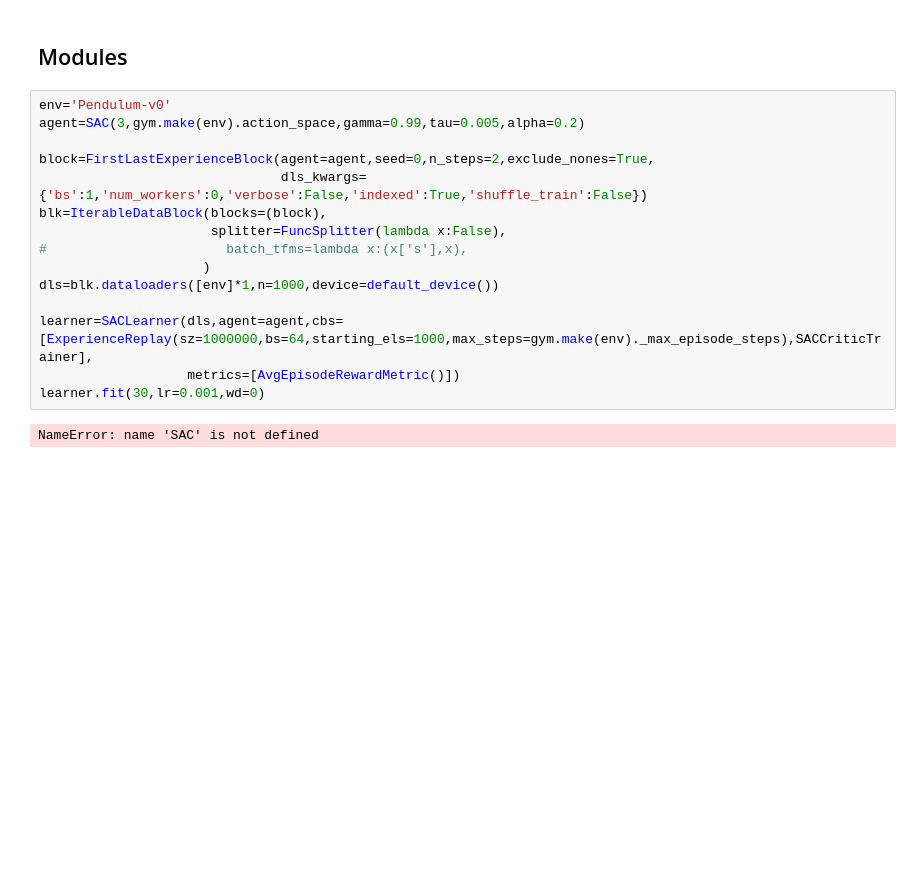
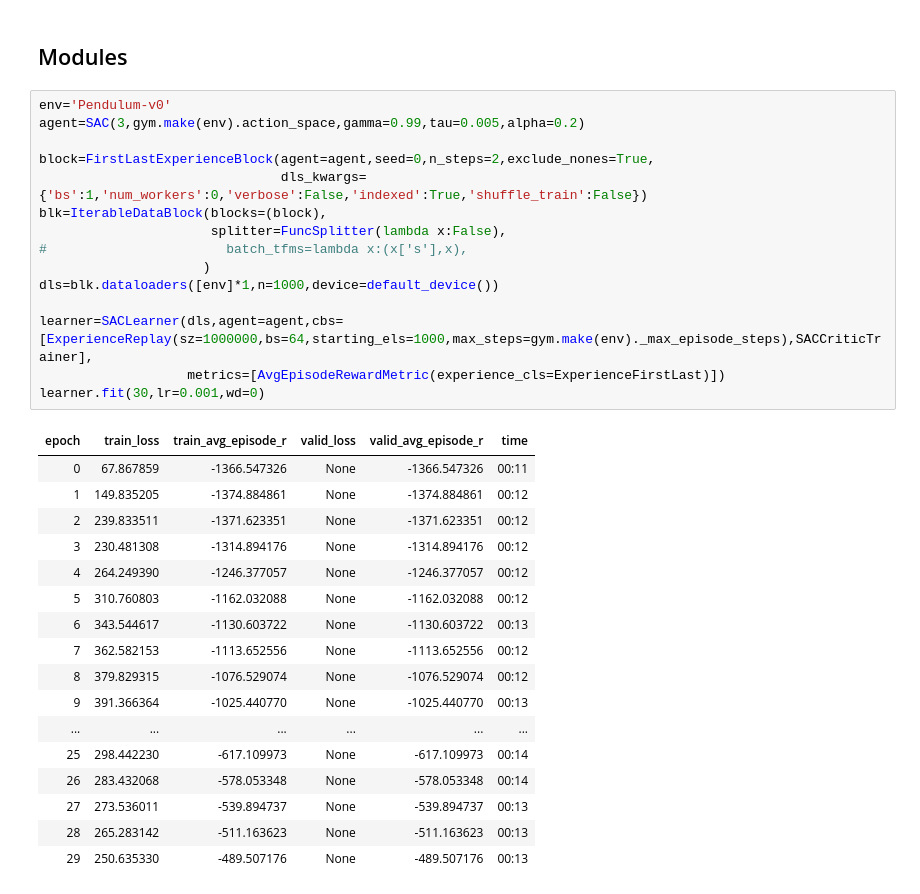
Before and after one commit to josiahls/fast-reinforcement-learning-2, a Jupyter notebook: nbs/14_actorcritic.sac.ipynb, the cells around one changed output. Drawn from its saved outputs; the diff is of its cells as text; blank space fills up the shorter version.

```diff
--- a/nbs/14_actorcritic.sac.ipynb
+++ b/nbs/14_actorcritic.sac.ipynb
@@ -394,20 +394,36 @@ class SACLearner(AgentLearner):
 # %%
 env='Pendulum-v0'
 agent=SAC(3,gym.make(env).action_space,gamma=0.99,tau=0.005,alpha=0.2)
 
 block=FirstLastExperienceBlock(agent=agent,seed=0,n_steps=2,exclude_nones=True,
                                dls_kwargs={'bs':1,'num_workers':0,'verbose':False,'indexed':True,'shuffle_train':False})
 blk=IterableDataBlock(blocks=(block),
                       splitter=FuncSplitter(lambda x:False),
 #                       batch_tfms=lambda x:(x['s'],x),
                      )
 dls=blk.dataloaders([env]*1,n=1000,device=default_device())
 
 learner=SACLearner(dls,agent=agent,cbs=[ExperienceReplay(sz=1000000,bs=64,starting_els=1000,max_steps=gym.make(env)._max_episode_steps),SACCriticTrainer],
-                   metrics=[AvgEpisodeRewardMetric()])
+                   metrics=[AvgEpisodeRewardMetric(experience_cls=ExperienceFirstLast)])
 learner.fit(30,lr=0.001,wd=0)
 # %% [output]
-NameError: name 'SAC' is not defined
+| epoch | train_loss | train_avg_episode_r | valid_loss | valid_avg_episode_r | time |
+| 0 | 67.867859 | -1366.547326 | None | -1366.547326 | 00:11 |
+| 1 | 149.835205 | -1374.884861 | None | -1374.884861 | 00:12 |
+| 2 | 239.833511 | -1371.623351 | None | -1371.623351 | 00:12 |
+| 3 | 230.481308 | -1314.894176 | None | -1314.894176 | 00:12 |
+| 4 | 264.249390 | -1246.377057 | None | -1246.377057 | 00:12 |
+| 5 | 310.760803 | -1162.032088 | None | -1162.032088 | 00:12 |
+| 6 | 343.544617 | -1130.603722 | None | -1130.603722 | 00:13 |
+| 7 | 362.582153 | -1113.652556 | None | -1113.652556 | 00:12 |
+| 8 | 379.829315 | -1076.529074 | None | -1076.529074 | 00:12 |
+| 9 | 391.366364 | -1025.440770 | None | -1025.440770 | 00:13 |
+| ... | ... | ... | ... | ... | ... |
+| 25 | 298.442230 | -617.109973 | None | -617.109973 | 00:14 |
+| 26 | 283.432068 | -578.053348 | None | -578.053348 | 00:14 |
+| 27 | 273.536011 | -539.894737 | None | -539.894737 | 00:13 |
+| 28 | 265.283142 | -511.163623 | None | -511.163623 | 00:13 |
+| 29 | 250.635330 | -489.507176 | None | -489.507176 | 00:13 |
 # %%
 # hide
 from nbdev.export import *
```
Also changed, not shown: parts of 1 cell of this notebook, 7 other files.
